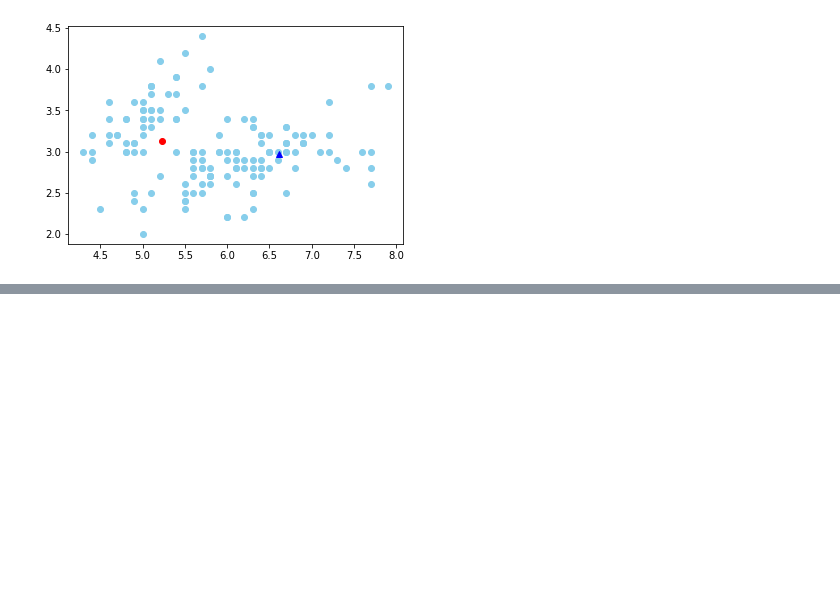
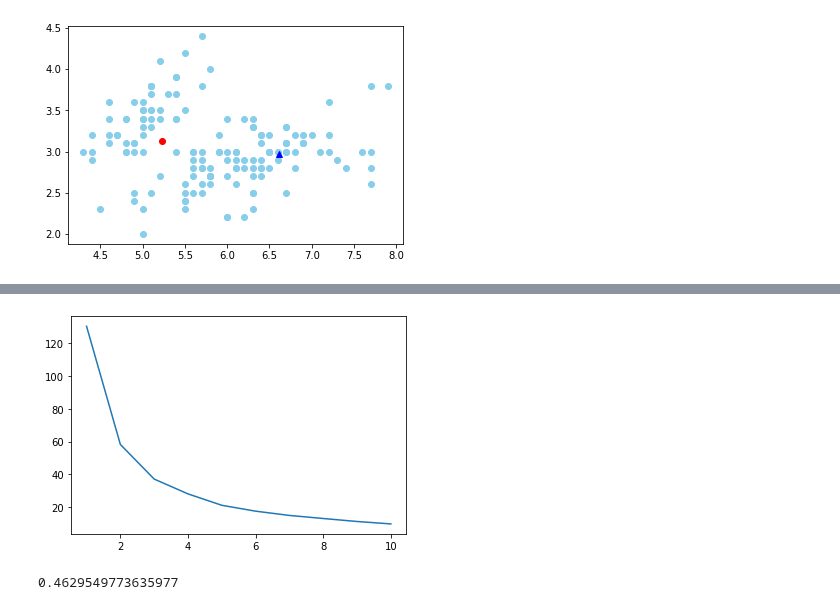
Before and after one commit to HoJin1014/KNU-BIGDATA-study, a Jupyter notebook: 2022.09.19/ex_kmeans_iris.ipynb, the cells around one changed output, grey strips where cells are left out. Drawn from its saved outputs; the diff is of its cells as text; code cells hidden in the pictures; blank space fills up the shorter version.

```diff
--- a/2022.09.19/ex_kmeans_iris.ipynb
+++ b/2022.09.19/ex_kmeans_iris.ipynb
@@ -78,0 +90,19 @@ plt.show()
+# %%
+integerList=[]
+for k in range(1, 11):
+    km=KMeans(n_clusters=k, random_state=11)
+    km.fit(irisData)
+    integerList.append(km.inertia_)
+
+    sscore=silhouette_score(iri)
+# %%
+plt.plot(list(range(1, 11)), integerList)
+plt.show()
+# %% [output]
+[figure, added]
+# %%
+from sklearn.metrics import silhouette_score
+
+silhouette_score(irisData, irisCluster.labels_, metric='euclidean')
+# %% [output]
+0.4629549773635977
```
Also changed, not shown: parts of 3 cells of this notebook.
